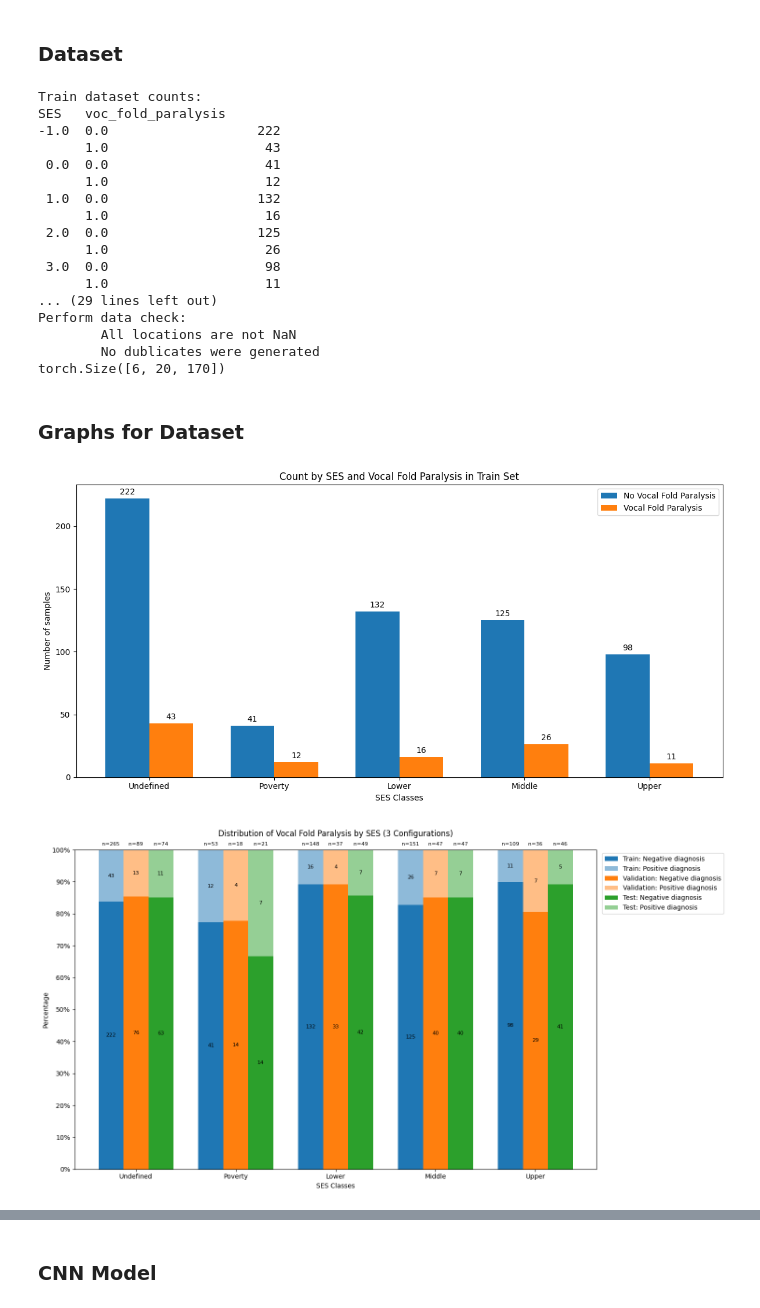
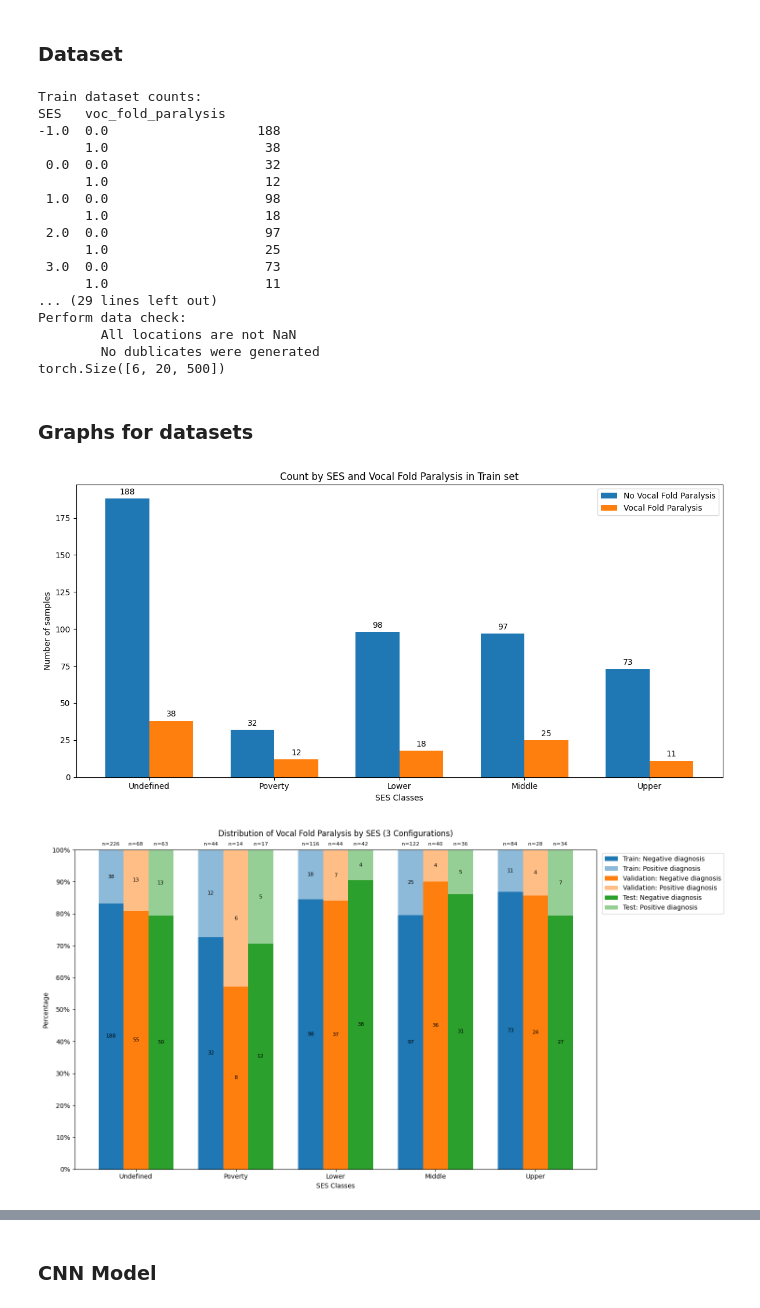
Before and after one commit to ArtKrutsko/B2AI-Project3, a Jupyter notebook: notebooks/SES/SES_prediction_Rainbow_vocal_fold_paralysis.ipynb, the cells around one changed output, grey strips where cells are left out. Saved outputs shown, nothing was run; the diff lists cells and outputs as text; code cells hidden in the pictures.

```diff
--- a/notebooks/SES/SES_Vowel_vocal_fold_paralysis_prediction.ipynb
+++ b/notebooks/SES/SES_prediction_Rainbow_vocal_fold_paralysis.ipynb
@@ -227,14 +226,15 @@ class MelfilterBankDatasetWithMultisampling(torch.utils.data.Dataset):
 				# index += 1
 				# display("dropped", row)
 				continue
-			subject = "sub-" + row['record_id']
+    		subject = "sub-" + row['record_id']
 			session = "ses-" + row['recording_session_id']
-			location = str("../bids_with_sensitive_recordings/" + subject + "/" + session + '/audio/'+subject+"_"+session+"_Prolonged-vowel_rec-Prolonged-vowel")
+			location = str("../bids_with_sensitive_recordings/" + subject + "/" + session + '/audio/'+subject+"_"+session+"_Rainbow-Passage_rec-Rainbow-Passage")
 			if os.path.exists(location + '.wav'):
 				self.data.at[index, "location"] = location
 				self.data.at[index, "segment"] = 0
-                audio = Audio.from_filepath(path + '.wav')
-                audio = resample_audios([audio], resample_rate=16000)[0]
+                audio = Audio.from_filepath(location + ".wav")
+                audio = resample_audios(audio, resample_rate=16000)[0]
+                audio.waveform = audio.waveform.squeeze()
 				num_segments = audio.waveform.shape[-1] // 160 // self.segment_size #audio size mapping to spectrogram size
     			#insert num_segment rows with different segment number(each record is different timeframe of the same recording)
 				count = 1
@@ -286,9 +286,9 @@ class MelfilterBankDatasetWithMultisampling(torch.utils.data.Dataset):
 # val_df = pd.concat([X_val, y_val], axis=1)
 # test_df = pd.concat([X_test, y_test], axis=1)
 
-train_dataset = MelfilterBankDatasetWithMultisampling(train, 170)
-val_dataset = MelfilterBankDatasetWithMultisampling(val, 170)
-test_dataset = MelfilterBankDatasetWithMultisampling(test, 170)
+train_dataset = MelfilterBankDatasetWithMultisampling(train, 500)
+val_dataset = MelfilterBankDatasetWithMultisampling(val, 500)
+test_dataset = MelfilterBankDatasetWithMultisampling(test, 500)
 
 print("Train dataset counts: ")
 print(train_dataset.data[["SES", target_diagnosis]].value_counts().sort_index())
@@ -298,9 +298,9 @@ print("\nTest dataset counts: ")
 print(test_dataset.data[["SES", target_diagnosis]].value_counts().sort_index())
 
 print("Perform data check:")
-check_loc_1 = train_dataset.data[~train_dataset.data['location'].str.endswith('_Prolonged-vowel_rec-Prolonged-vowel')].empty
-check_loc_2 = val_dataset.data[~val_dataset.data['location'].str.endswith('_Prolonged-vowel_rec-Prolonged-vowel')].empty
-check_loc_3 = test_dataset.data[~test_dataset.data['location'].str.endswith('_Prolonged-vowel_rec-Prolonged-vowel')].empty
+check_loc_1 = train_dataset.data[~train_dataset.data['location'].str.endswith('Rainbow-Passage')].empty
+check_loc_2 = val_dataset.data[~val_dataset.data['location'].str.endswith('Rainbow-Passage')].empty
+check_loc_3 = test_dataset.data[~test_dataset.data['location'].str.endswith('Rainbow-Passage')].empty
 if ~check_loc_1 and ~check_loc_2 and ~check_loc_3:
     print("\tAll locations are not NaN")
 else:
@@ -324,23 +324,23 @@ for batch in val_dataloader:
 # %% [output]
 Train dataset counts:
 SES   voc_fold_paralysis
--1.0  0.0                   222
-      1.0                    43
- 0.0  0.0                    41
+-1.0  0.0                   188
+      1.0                    38
+ 0.0  0.0                    32
       1.0                    12
- 1.0  0.0                   132
-      1.0                    16
- 2.0  0.0                   125
-      1.0                    26
- 3.0  0.0                    98
+ 1.0  0.0                    98
+      1.0                    18
+ 2.0  0.0                    97
+      1.0                    25
+ 3.0  0.0                    73
       1.0                    11
 ... (29 lines left out)
 Perform data check:
         All locations are not NaN
         No dublicates were generated
-torch.Size([6, 20, 170])
+torch.Size([6, 20, 500])
 # %% [markdown]
-### Graphs for Dataset
+### Graphs for datasets
 # %%
 # Data
 tr = train_dataset.data[["SES", target_diagnosis]].value_counts().sort_index()
@@ -363,7 +363,7 @@ rects2 = ax.bar(x + width/2, vfp_1, width, label='Vocal Fold Paralysis')
 # Customize the chart
 ax.set_ylabel('Number of samples')
 ax.set_xlabel('SES Classes')
-ax.set_title('Count by SES and Vocal Fold Paralysis in Train Set')
+ax.set_title('Count by SES and Vocal Fold Paralysis in Train set')
 ax.set_xticks(x)
 ax.set_xticklabels(ses)
 ax.legend()
@@ -414,35 +414,35 @@ for i in range(3):
     ax.bar(x + (i-1)*width, perc_0[i], width, label=f'{config[i]}: Negative diagnosis', color=f'C{i}')
     ax.bar(x + (i-1)*width, perc_1[i], width, bottom=perc_0[i], label=f'{config[i]}: Positive diagnosis', color=f'C{i}', alpha=0.5)
 
 # Customize the chart
 ax.set_ylabel('Percentage')
 ax.set_xlabel('SES Classes')
 ax.set_title('Distribution of Vocal Fold Paralysis by SES (Train/Val/Test)\n')
 ax.set_xticks(x)
 ax.set_xticklabels(ses)
 ax.legend(loc='upper right', bbox_to_anchor=(1.25, 1))
 
 # Set y-axis to show percentages
 ax.set_ylim(0, 100)
 ax.set_yticks(range(0, 101, 10))
 ax.set_yticklabels([f'{i}%' for i in range(0, 101, 10)])
 
 # Add sample count labels on the bars
 for i in range(3):
     for j, (v0, v1, p0, p1) in enumerate(zip(vfp_0[i], vfp_1[i], perc_0[i], perc_1[i])):
         ax.text(x[j] + (i-1)*width, p0/2, str(v0), ha='center', va='center', fontsize=8)
         ax.text(x[j] + (i-1)*width, p0 + p1/2, str(v1), ha='center', va='center', fontsize=8)
 
 # Add total sample count above each bar
 for i in range(3):
     for j, total in enumerate(totals[i]):
         ax.text(x[j] + (i-1)*width, 101, f'n={total}', ha='center', va='bottom', fontsize=8)
 
 plt.tight_layout()
 plt.show()
 # %% [output]
-[figure, old version]
+[figure, new version]
-[figure, old version]
+[figure, new version]
 # %%
 train_class0_count = train_dataset.data[target_diagnosis].value_counts()[0]
 train_class1_count = train_dataset.data[target_diagnosis].value_counts()[1]
```
Also changed, not shown: parts of 10 cells of this notebook, 7 other files.
